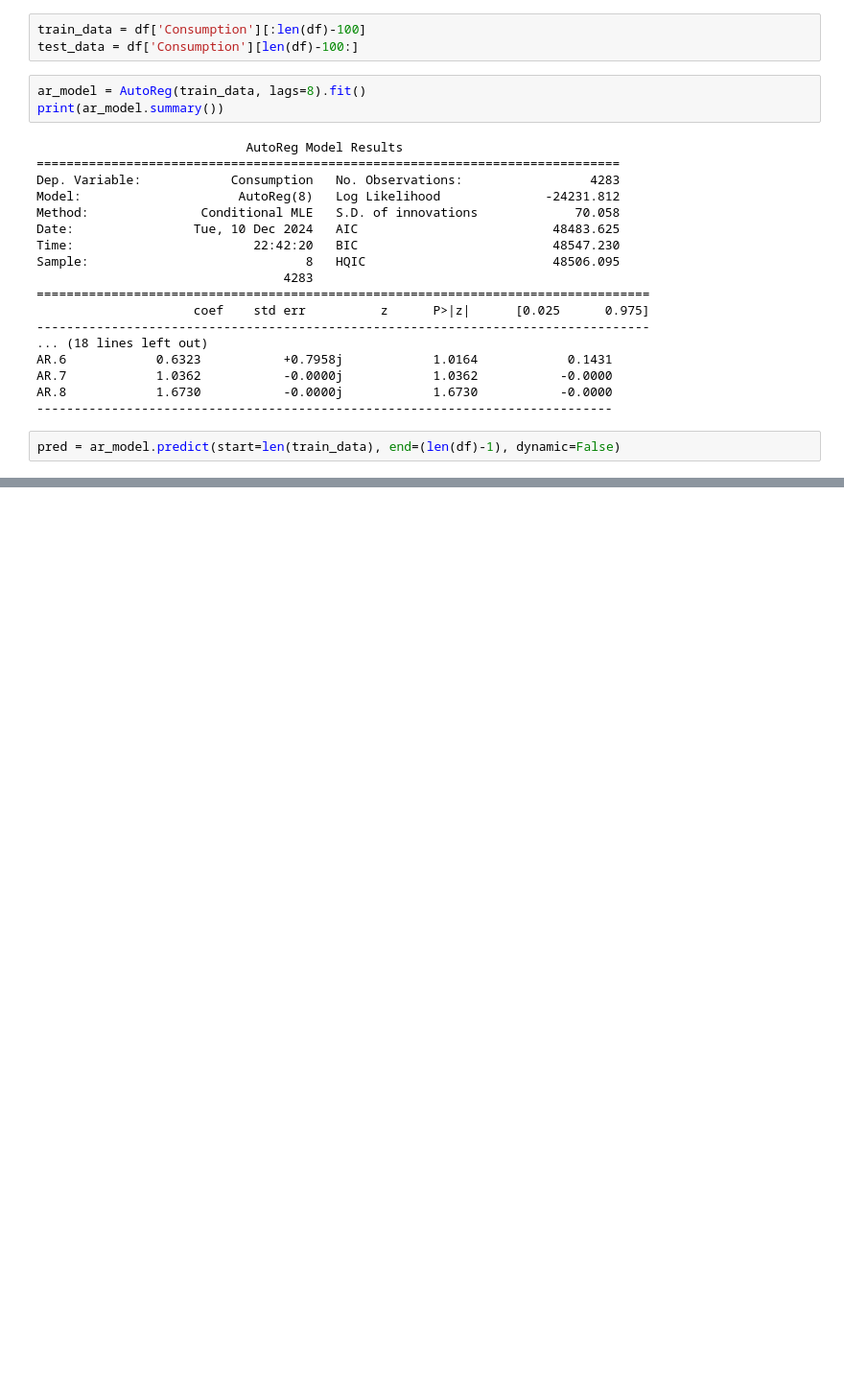
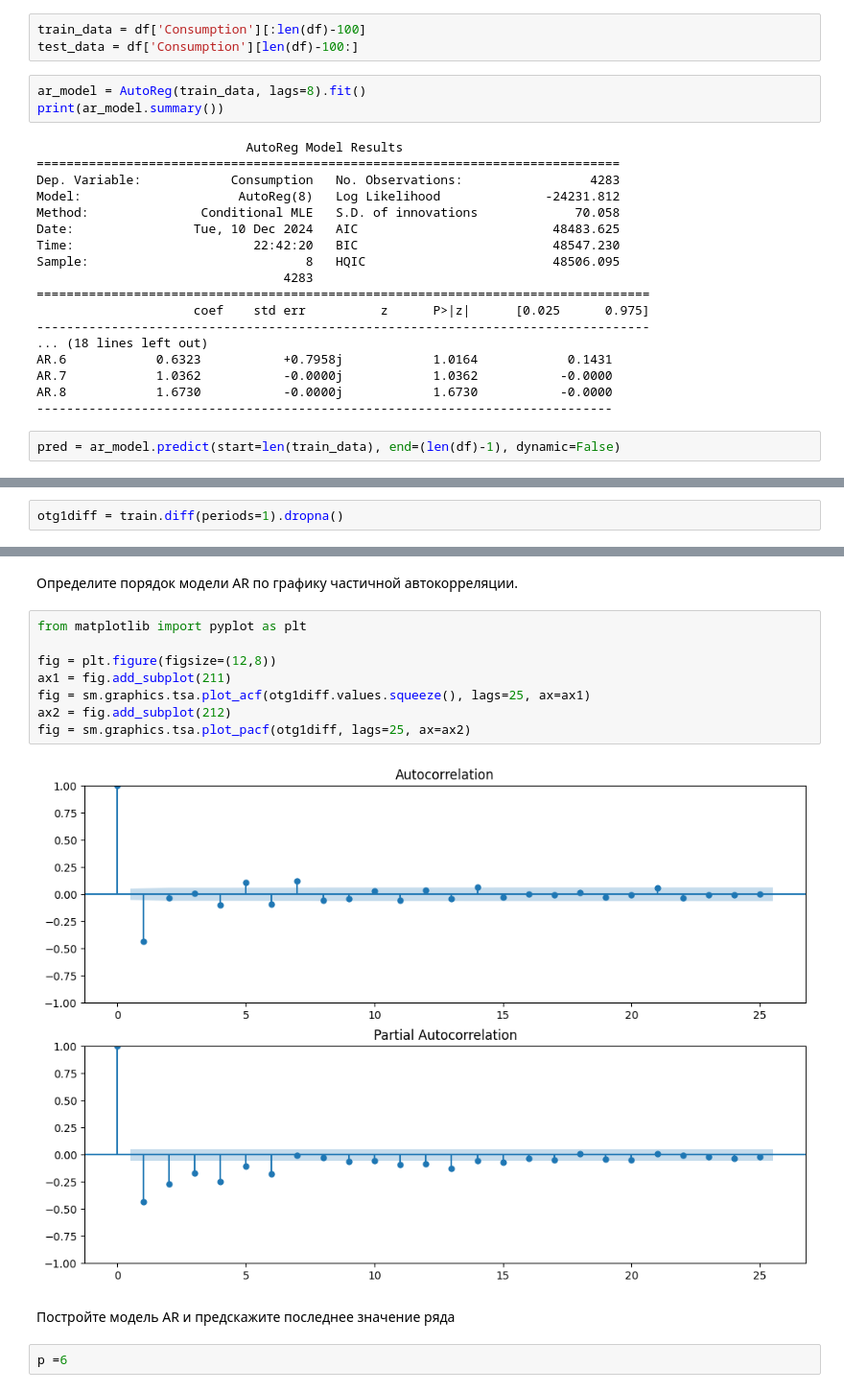
Before and after one commit to eartzhi/lessons, a Jupyter notebook: math&ml_12/math_12.ipynb, the cells around one changed output, grey strips where cells are left out. Shown at 96% size. Saved outputs shown, nothing was run; the diff lists cells and outputs as text; blank space fills up the shorter version.

```diff
--- a/math&ml_12/math_12.ipynb
+++ b/math&ml_12/math_12.ipynb
@@ -151,0 +219,2 @@ pred = ar_model.predict(start=len(train_data), end=(len(df)-1), dynamic=False)
+# %%
+otg1diff = train.diff(periods=1).dropna()
@@ -151,0 +228,16 @@ pred = ar_model.predict(start=len(train_data), end=(len(df)-1), dynamic=False)
+# %% [markdown]
+Определите порядок модели AR по графику частичной автокорреляции.
+# %%
+from matplotlib import pyplot as plt
+
+fig = plt.figure(figsize=(12,8))
+ax1 = fig.add_subplot(211)
+fig = sm.graphics.tsa.plot_acf(otg1diff.values.squeeze(), lags=25, ax=ax1)
+ax2 = fig.add_subplot(212)
+fig = sm.graphics.tsa.plot_pacf(otg1diff, lags=25, ax=ax2)
+# %% [output]
+[figure, added]
+# %% [markdown]
+Постройте модель AR и предскажите последнее значение ряда
+# %%
+p =6
```
Also changed, not shown: parts of 14 cells of this notebook, 4 other files.
